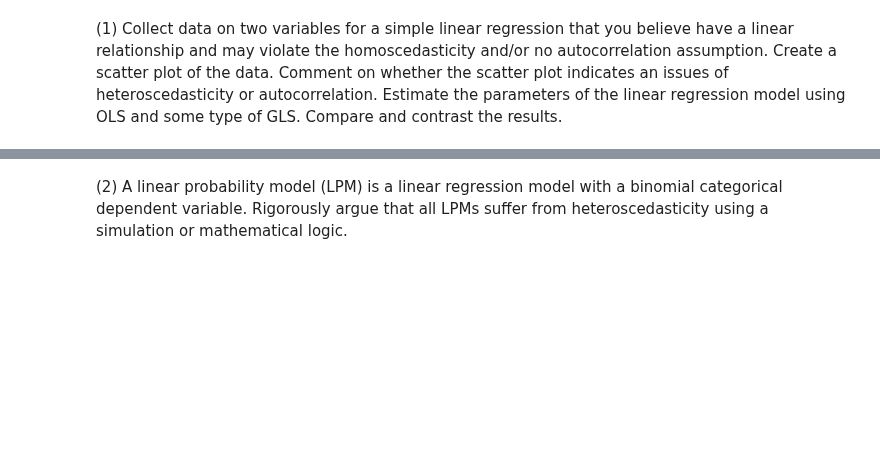
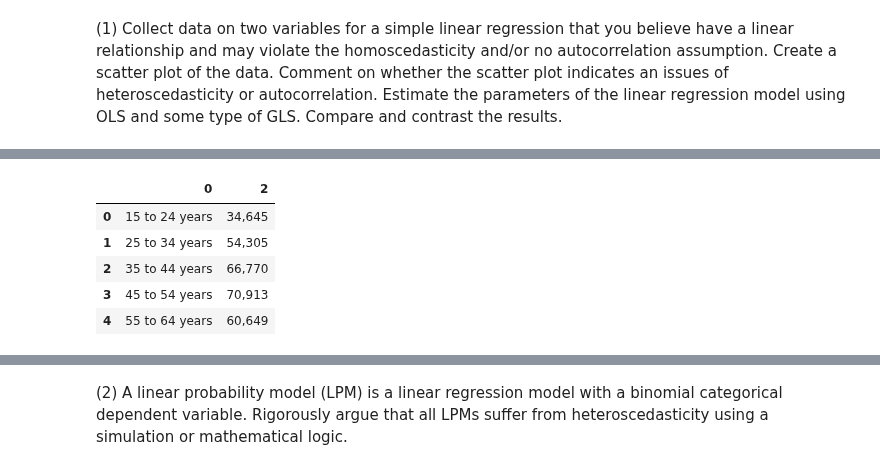
Before and after one commit to IanTaiAhn/econ6550, a Jupyter notebook: colab_assignments/Google_Colab_Assignment_5.ipynb, the cells around one changed output, grey strips where cells are left out. Saved outputs shown, nothing was run; the diff lists cells and outputs as text; code cells hidden in the pictures; blank space fills up the shorter version.

Commit message:
Added datasets and have it all cleaned and ready for some analysis

```diff
--- a/colab_assignments/Google_Colab_Assignment_5.ipynb
+++ b/colab_assignments/Google_Colab_Assignment_5.ipynb
@@ -13,0 +79,34 @@ import seaborn as sns
+# %%
+# 2014-2023
+
+data = []
+start_collecting = False
+
+with open('../datasets/2014_2015_income.csv', encoding='ISO-8859-1') as f:
+    reader = csv.reader(f)
+    for row in reader:
+        if "Age of Householder" in row[0]:
+            start_collecting = True
+            continue  # Skip the header row itself
+        if "Nativity of Householder" in row[0]:
+            break  # Stop before this row
+        if start_collecting:
+            data.append(row)
+
+# Convert to DataFrame if needed
+df = pd.DataFrame(data)
+
+# Optional: reset index and assign column names manually
+df.reset_index(drop=True, inplace=True)
+# Drop first and last row
+df_trimmed = df.iloc[1:-1].reset_index(drop=True)
+
+# Keep only columns 0 and 2
+df_filtered = df_trimmed.iloc[:, [0, 2]]
+
+print('trimmed \n', df_trimmed)
+
+df_filtered = df_filtered.reset_index(drop=True)
+
+df_filtered
+# %% [output]
@@ -13,0 +127,6 @@ import seaborn as sns
+|  | 0 | 2 |
+| 0 | 15 to 24 years | 34,645 |
+| 1 | 25 to 34 years | 54,305 |
+| 2 | 35 to 44 years | 66,770 |
+| 3 | 45 to 54 years | 70,913 |
+| 4 | 55 to 64 years | 60,649 |
```
Also changed, not shown: parts of 5 cells of this notebook, 11 other files.
